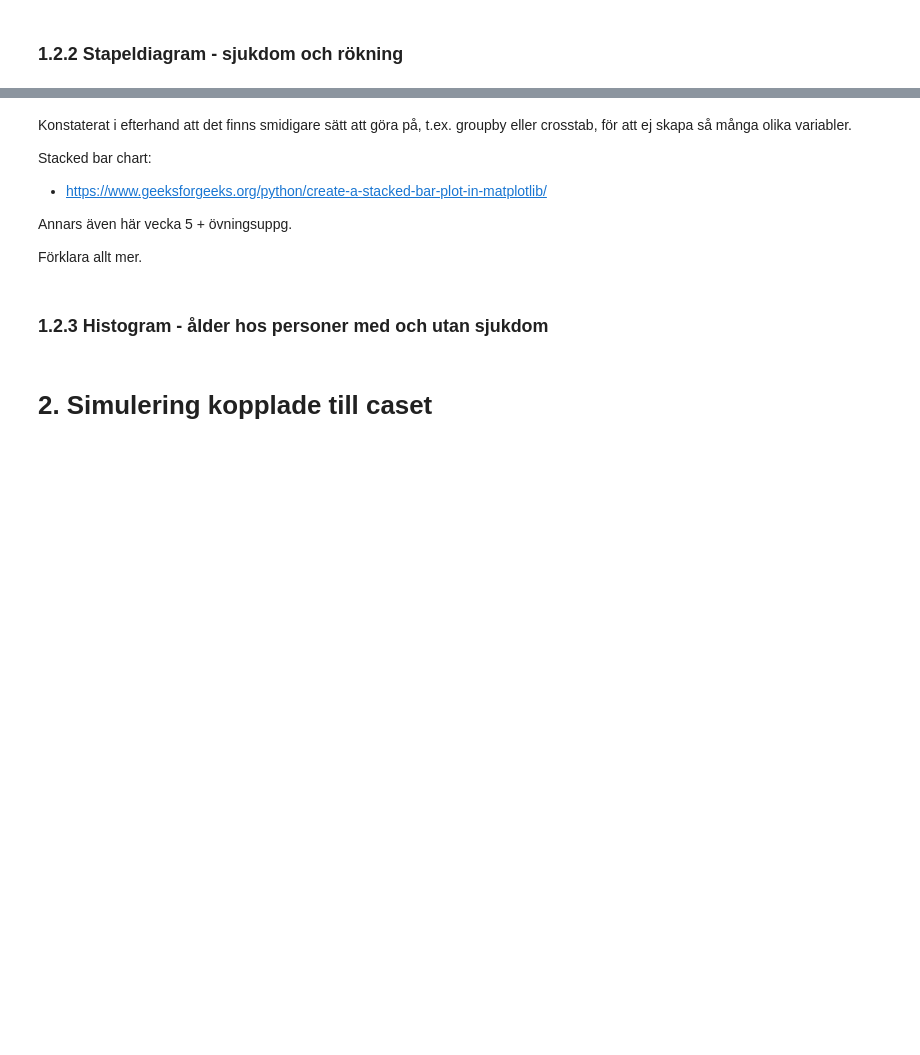
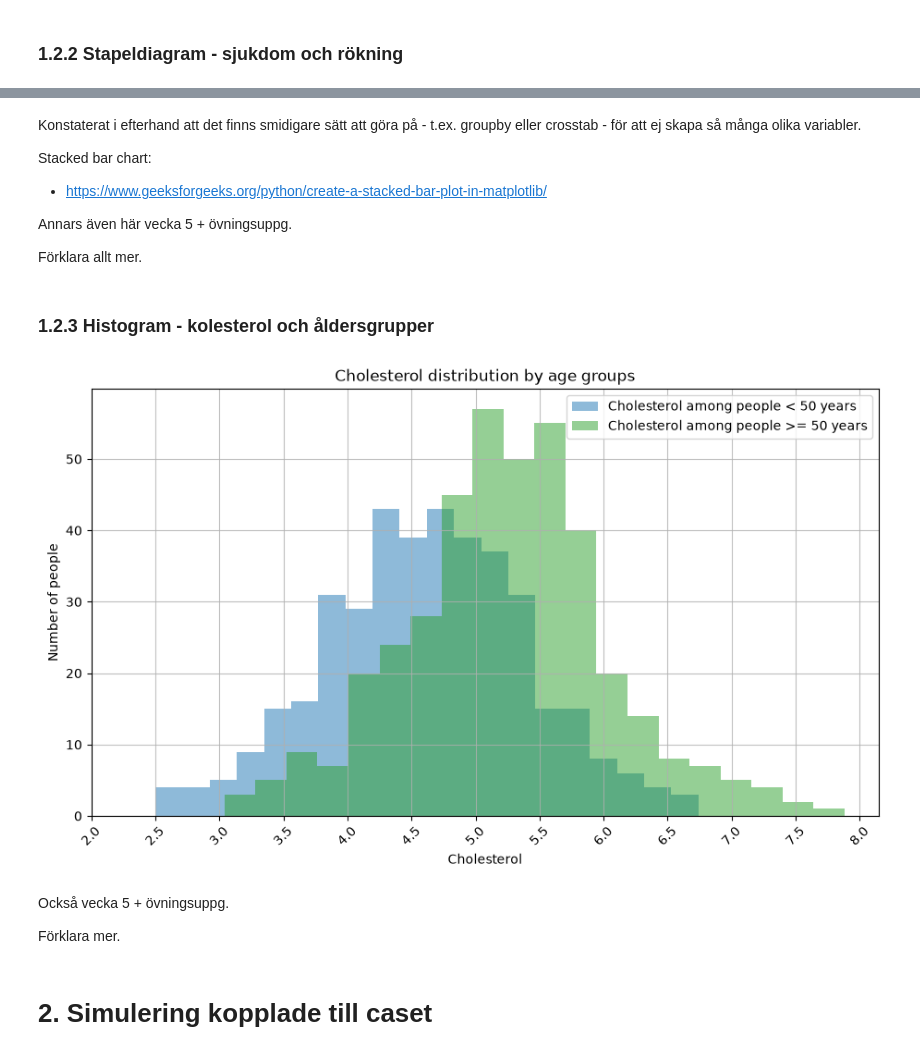
Before and after one commit to wilolel/health-study-project, a Jupyter notebook: notebooks/del1.ipynb, the cells around one changed output, grey strips where cells are left out. Cells and saved outputs as stored; diff of their text form; code cells hidden in the pictures; blank space fills up the shorter version.

```diff
--- a/notebooks/del1.ipynb
+++ b/notebooks/del1.ipynb
@@ -117,5 +117,5 @@ plt.show()
 # %% [markdown]
-Konstaterat i efterhand att det finns smidigare sätt att göra på, t.ex. groupby eller crosstab, för att ej skapa så många olika variabler.
+Konstaterat i efterhand att det finns smidigare sätt att göra på - t.ex. groupby eller crosstab - för att ej skapa så många olika variabler.
 
 Stacked bar chart:
 - https://www.geeksforgeeks.org/python/create-a-stacked-bar-plot-in-matplotlib/
@@ -124,7 +124,32 @@ Annars även här vecka 5 + övningsuppg.
 
 Förklara allt mer.
 # %% [markdown]
-### 1.2.3 Histogram - ålder hos personer med och utan sjukdom
+### 1.2.3 Histogram - kolesterol och åldersgrupper
+# %%
+younger = df.loc[df["age"] < 50, "cholesterol"]
+older = df.loc[df["age"] >= 50, "cholesterol"]
+
+fig, ax = plt.subplots(figsize=(11, 6))
+ax.hist(younger, bins=20, alpha=0.5, color="tab:blue", label="Cholesterol among people < 50 years")
+ax.hist(older, bins=20, alpha=0.5, color="tab:green", label="Cholesterol among people >= 50 years")
+
+ax.set(
+    title="Cholesterol distribution by age groups",
+    xlabel="Cholesterol",
+    ylabel="Number of people",
+    xticks=(np.arange(2, 8.5, 0.5))
+)
+ax.grid(True, alpha=0.8)
+ax.tick_params(axis="x", labelrotation=45)
+
+ax.legend()
+plt.show()
+# %% [output]
+[figure, added]
+# %% [markdown]
+Också vecka 5 + övningsuppg.
+
+Förklara mer.
 # %% [markdown]
 # 2. Simulering kopplade till caset
 # %%
```
Also changed, not shown: parts of 1 cell of this notebook.
